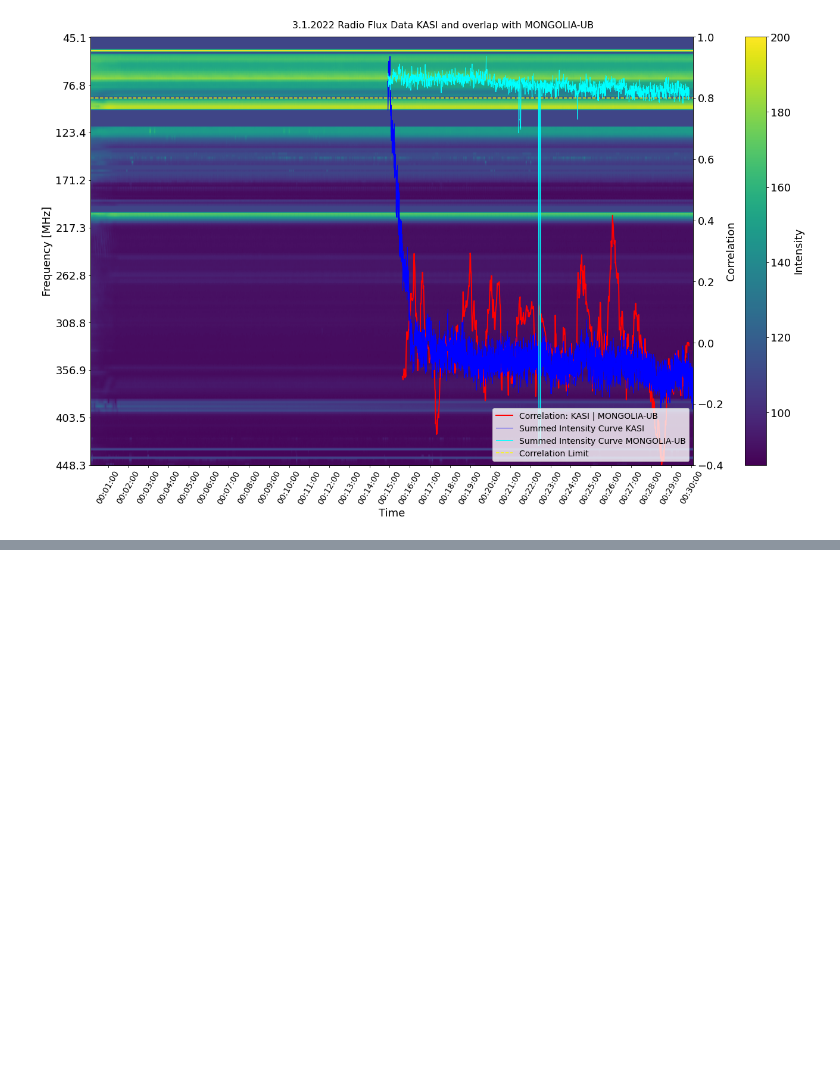
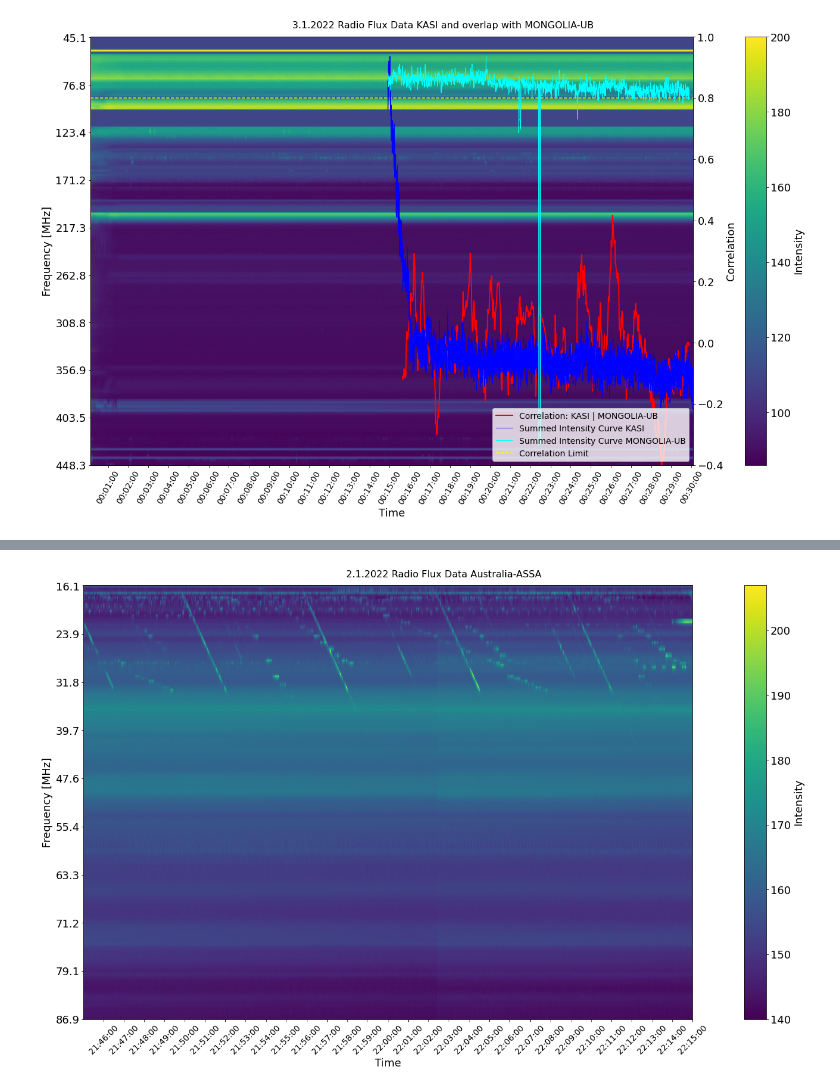
Before and after one commit to lukas-hoefig/eCallistoRadioBursts, a Jupyter notebook: to_implement_getObs.ipynb, the cells around one changed output, grey strips where cells are left out. Cells and saved outputs as stored; diff of their text form; code cells hidden in the pictures; blank space fills up the shorter version.

```diff
--- a/to_implement_getObs.ipynb
+++ b/to_implement_getObs.ipynb
@@ -123,0 +239,4 @@ done
+# %%
+analysis.plotDatapoint(dp1)
+# %% [output]
+[figure, added]
```
Also changed, not shown: parts of 7 cells of this notebook, 1 other file.
